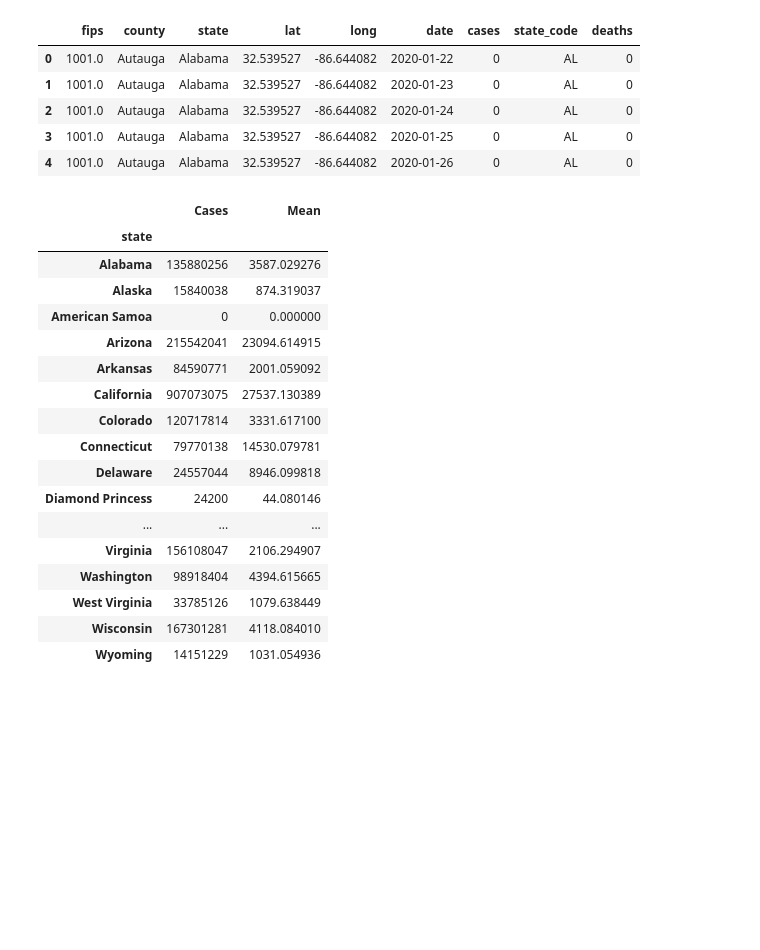
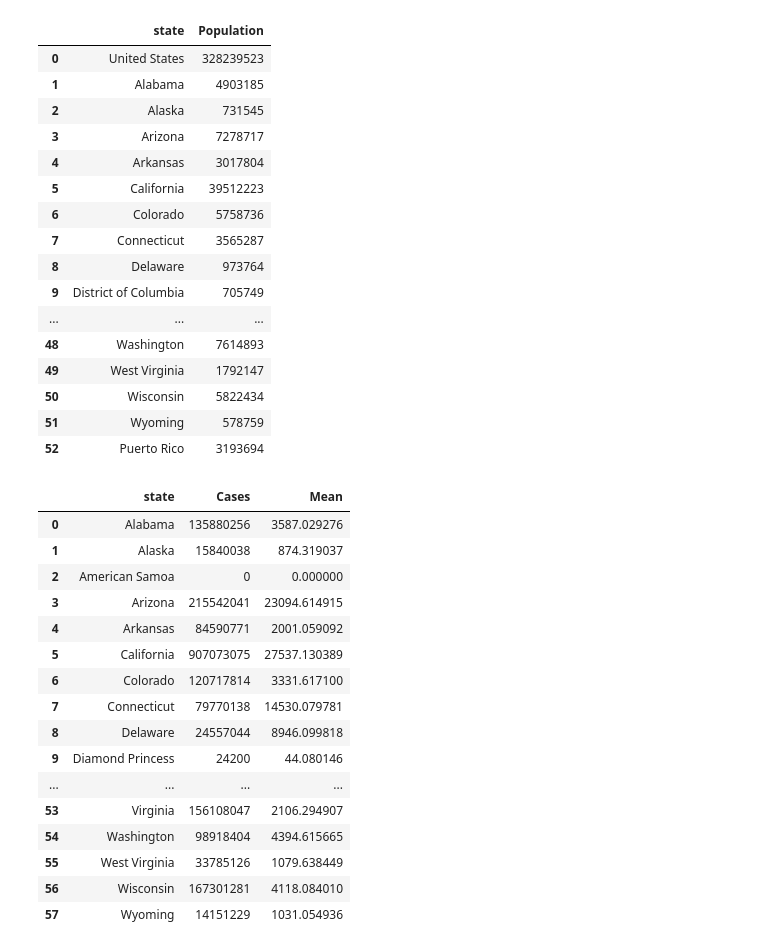
Before and after one commit to dakotajcollins/Car_Dealership, a Jupyter notebook: Maryam File/covidcasesVScarSale.ipynb, the cells around one changed output. Cells and saved outputs as stored; diff of their text form; code cells hidden in the pictures; blank space fills up the shorter version.

```diff
--- a/Maryam File/covidcasesVScarSale.ipynb
+++ b/Maryam File/covidcasesVScarSale.ipynb
@@ -3,41 +3,54 @@
 import matplotlib.pyplot as plt
 # %%
 covid_file = "../CSV/covid_us_county.csv"
+population_file="../CSV/US_population.csv"
 
-covid_df = pd.read_csv(file)
-covid_df.head()
+covid_df = pd.read_csv(covid_file)
+
+population_df=pd.read_csv(population_file)
+population_df
 # %% [output]
-|  | fips | county | state | lat | long | date | cases | state_code | deaths |
-| 0 | 1001.0 | Autauga | Alabama | 32.539527 | -86.644082 | 2020-01-22 | 0 | AL | 0 |
-| 1 | 1001.0 | Autauga | Alabama | 32.539527 | -86.644082 | 2020-01-23 | 0 | AL | 0 |
-| 2 | 1001.0 | Autauga | Alabama | 32.539527 | -86.644082 | 2020-01-24 | 0 | AL | 0 |
-| 3 | 1001.0 | Autauga | Alabama | 32.539527 | -86.644082 | 2020-01-25 | 0 | AL | 0 |
-| 4 | 1001.0 | Autauga | Alabama | 32.539527 | -86.644082 | 2020-01-26 | 0 | AL | 0 |
+|  | state | Population |
+| 0 | United States | 328239523 |
+| 1 | Alabama | 4903185 |
+| 2 | Alaska | 731545 |
+| 3 | Arizona | 7278717 |
+| 4 | Arkansas | 3017804 |
+| 5 | California | 39512223 |
+| 6 | Colorado | 5758736 |
+| 7 | Connecticut | 3565287 |
+| 8 | Delaware | 973764 |
+| 9 | District of Columbia | 705749 |
+| ... | ... | ... |
+| 48 | Washington | 7614893 |
+| 49 | West Virginia | 1792147 |
+| 50 | Wisconsin | 5822434 |
+| 51 | Wyoming | 578759 |
+| 52 | Puerto Rico | 3193694 |
 # %%
 case_total = covid_df.groupby(["state"]).sum()["cases"]
 mean_state=covid_df.groupby(["state"]).mean()["cases"]
 
 covid_by_state=pd.DataFrame({"Cases":case_total,
-                             "Mean" :mean_state})
+                             "Mean" :mean_state}).reset_index()
 
 
 covid_by_state
 # %% [output]
-|  | Cases | Mean |
-| state |  |  |
-| Alabama | 135880256 | 3587.029276 |
-| Alaska | 15840038 | 874.319037 |
-| American Samoa | 0 | 0.000000 |
-| Arizona | 215542041 | 23094.614915 |
-| Arkansas | 84590771 | 2001.059092 |
-| California | 907073075 | 27537.130389 |
-| Colorado | 120717814 | 3331.617100 |
-| Connecticut | 79770138 | 14530.079781 |
-| Delaware | 24557044 | 8946.099818 |
-| Diamond Princess | 24200 | 44.080146 |
-| ... | ... | ... |
-| Virginia | 156108047 | 2106.294907 |
-| Washington | 98918404 | 4394.615665 |
-| West Virginia | 33785126 | 1079.638449 |
-| Wisconsin | 167301281 | 4118.084010 |
-| Wyoming | 14151229 | 1031.054936 |
+|  | state | Cases | Mean |
+| 0 | Alabama | 135880256 | 3587.029276 |
+| 1 | Alaska | 15840038 | 874.319037 |
+| 2 | American Samoa | 0 | 0.000000 |
+| 3 | Arizona | 215542041 | 23094.614915 |
+| 4 | Arkansas | 84590771 | 2001.059092 |
+| 5 | California | 907073075 | 27537.130389 |
+| 6 | Colorado | 120717814 | 3331.617100 |
+| 7 | Connecticut | 79770138 | 14530.079781 |
+| 8 | Delaware | 24557044 | 8946.099818 |
+| 9 | Diamond Princess | 24200 | 44.080146 |
+| ... | ... | ... | ... |
+| 53 | Virginia | 156108047 | 2106.294907 |
+| 54 | Washington | 98918404 | 4394.615665 |
+| 55 | West Virginia | 33785126 | 1079.638449 |
+| 56 | Wisconsin | 167301281 | 4118.084010 |
+| 57 | Wyoming | 14151229 | 1031.054936 |
```
Also changed, not shown: parts of 4 cells of this notebook, 4 other files.
